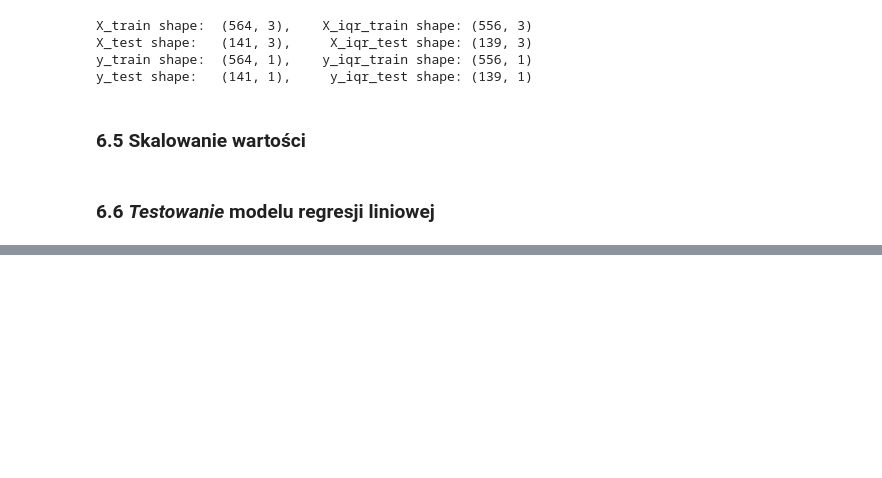
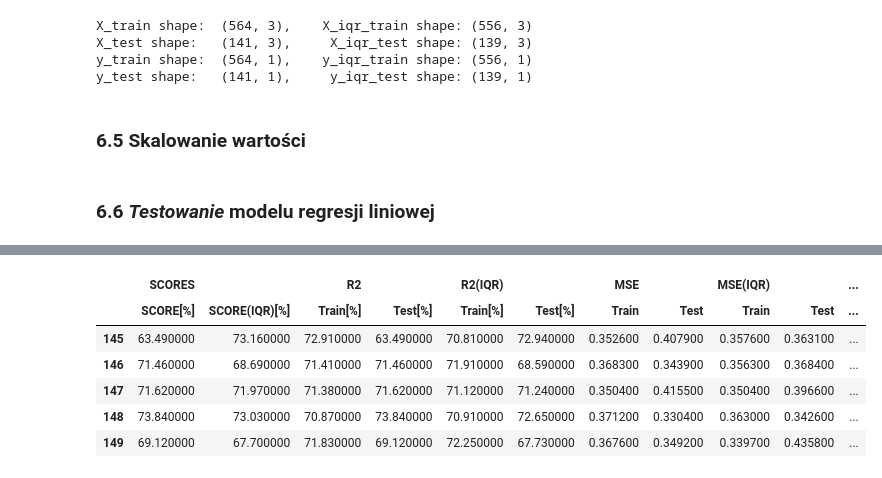
Before and after one commit to ArminD93/WorldHappinessReport, a Jupyter notebook: WorldHappinessReport_podsumowanie.ipynb, the cells around one changed output, grey strips where cells are left out. Drawn from its saved outputs; the diff is of its cells as text; code cells hidden in the pictures; blank space fills up the shorter version.

```diff
--- a/WorldHappinessReport_podsumowanie.ipynb
+++ b/WorldHappinessReport_podsumowanie.ipynb
@@ -999,3 +999,37 @@ metrics_df.tail()
+# %%
+def highlight_best(s):
+
+    index = {index: '' for index in s.index}
+
+    if s[('R2','Test[%]')] > s[('R2','Train[%]')]:
+        index[('R2','Test[%]')] = 'background-color: green'
+
+    if s[('R2(IQR)','Test[%]')] > s[('R2(IQR)','Train[%]')]:
+        index[('R2(IQR)','Test[%]')] = 'background-color: green'
+
+    if s[('MSE','Test')] < s[('MSE','Train')]:
+        index[('MSE','Test')] = 'background-color: green'
+
+    if s[('MSE(IQR)','Test')]< s[('MSE(IQR)','Train')]:
+        index[('MSE(IQR)','Test')] = 'background-color: green'
+
+    if s[('RMSE','Test')] < s[('RMSE','Train')]:
+        index[('RMSE','Test')] = 'background-color: green'
+
+    if s[('RMSE(IQR)','Test')] < s[('RMSE(IQR)','Train')]:
+        index[('RMSE(IQR)','Test')] = 'background-color: green'
+
+    return index
+
+metrics_df.tail().style.apply( highlight_best, axis=1)
+# %% [output]
+|  | SCORES |  | R2 |  | R2(IQR) |  | MSE |  | MSE(IQR) |  | ... |
+|  | SCORE[%] | SCORE(IQR)[%] | Train[%] | Test[%] | Train[%] | Test[%] | Train | Test | Train | Test | ... |
+| 145 | 63.490000 | 73.160000 | 72.910000 | 63.490000 | 70.810000 | 72.940000 | 0.352600 | 0.407900 | 0.357600 | 0.363100 | ... |
+| 146 | 71.460000 | 68.690000 | 71.410000 | 71.460000 | 71.910000 | 68.590000 | 0.368300 | 0.343900 | 0.356300 | 0.368400 | ... |
+| 147 | 71.620000 | 71.970000 | 71.380000 | 71.620000 | 71.120000 | 71.240000 | 0.350400 | 0.415500 | 0.350400 | 0.396600 | ... |
+| 148 | 73.840000 | 73.030000 | 70.870000 | 73.840000 | 70.910000 | 72.650000 | 0.371200 | 0.330400 | 0.363000 | 0.342600 | ... |
+| 149 | 69.120000 | 67.700000 | 71.830000 | 69.120000 | 72.250000 | 67.730000 | 0.367600 | 0.349200 | 0.339700 | 0.435800 | ... |
 # %%
 # Jak poszło przewidywanie danych
 fig, ax = plt.subplots(1, 2, figsize=(10,5), constrained_layout=True)
```
Also changed, not shown: parts of 3 cells of this notebook.
